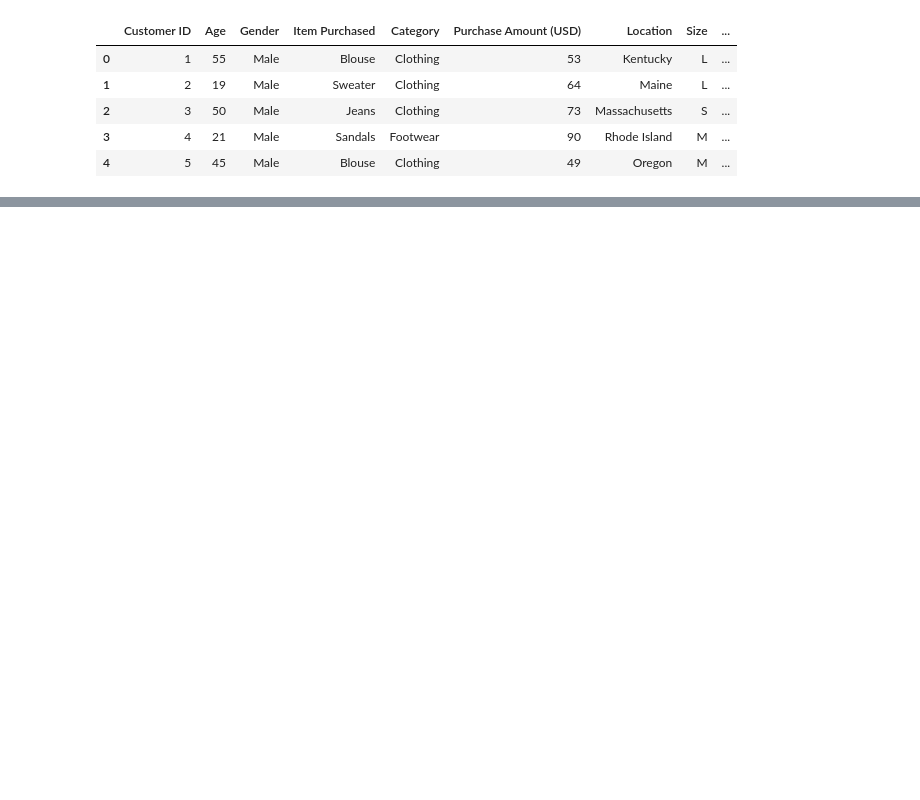
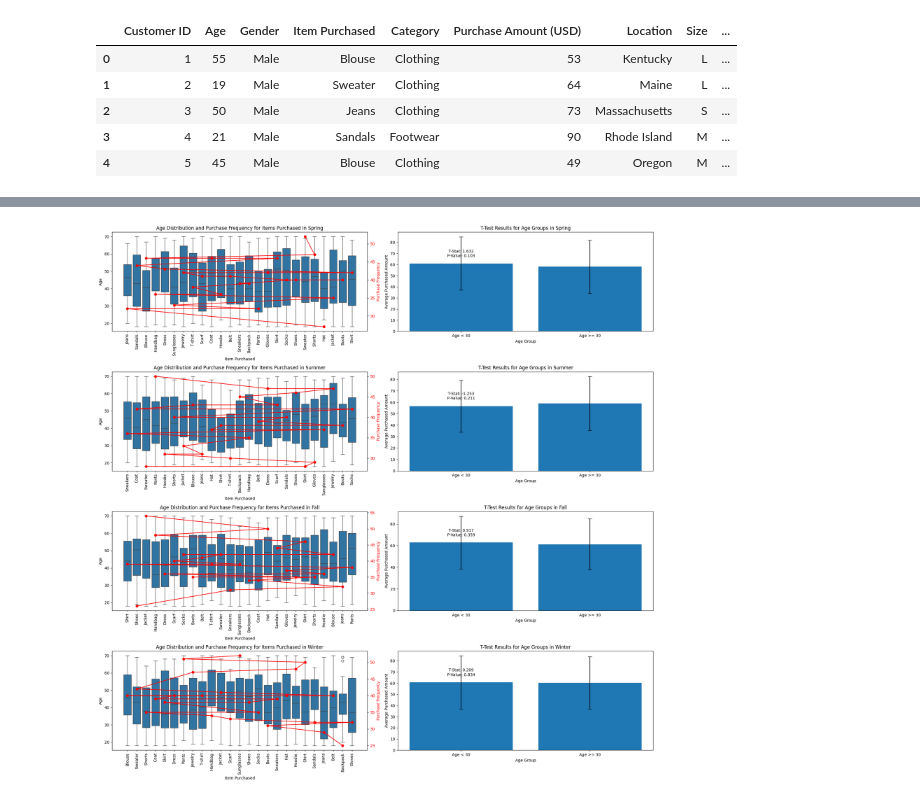
Before and after one commit to Gabeleo24/Customer-shopping-trends, a Jupyter notebook: CTPA.ipynb, the cells around one changed output, grey strips where cells are left out. Saved outputs shown, nothing was run; the diff lists cells and outputs as text; code cells hidden in the pictures; blank space fills up the shorter version.

```diff
--- a/CTPA.ipynb
+++ b/CTPA.ipynb
@@ -56,0 +452,80 @@ df.head()
+# %%
+# Python
+import matplotlib.pyplot as plt
+import seaborn as sns
+import numpy as np
+from scipy import stats
+
+# Define the seasons
+Season = ["Spring", "Summer", "Fall", "Winter"]
+
+# Create a figure with subplots for each season
+fig, axes = plt.subplots(nrows=len(Season), ncols=2, figsize=(20, 5 * len(Season)))
+
+# Check if we have a single season (and thus axes is not an array)
+if len(Season) == 1:
+    axes = [axes]
+
+# Loop through each season and create the plots
+for i, season in enumerate(Season):
+    # Filter the dataset for the given season
+    season_df = df[df["Season"] == season]
+
+    # Create the boxplot for age distribution by item purchased
+    sns.boxplot(data=season_df, x="Item Purchased", y="Age", ax=axes[i, 0])
+
+    # Calculate the purchase frequency by item purchased and sort it
+    purchase_frequency = (
+        season_df["Item Purchased"].value_counts().sort_values(ascending=False)
+    )
+
+    # Create a twin axis for the line plot for purchase frequency
+    ax2 = axes[i, 0].twinx()
+    ax2.plot(
+        purchase_frequency.index,
+        purchase_frequency.values,
+        label=f"Purchase Frequency in {season}",
+        color="red",
+        marker="o",
+    )
+
+    # Set titles and labels
+    axes[i, 0].set_title(
+        f"Age Distribution and Purchase Frequency for Items Purchased in {season}"
+    )
+    axes[i, 0].set_xticklabels(axes[i, 0].get_xticklabels(), rotation=90)
+    axes[i, 0].set_xlabel("Item Purchased")
+    axes[i, 0].set_ylabel("Age")
+    ax2.set_ylabel("Purchase Frequency", color="red")
+
+    # Set the y-axis label color to match the line plots
+    for label in ax2.get_yticklabels():
+        label.set_color("red")
+
+    # Perform statistical analysis - t-test
+    age_group_1 = season_df[season_df["Age"] < 30]["Purchase Amount (USD)"]
+    age_group_2 = season_df[season_df["Age"] >= 30]["Purchase Amount (USD)"]
+    t_stat, p_value = np.round(stats.ttest_ind(age_group_1, age_group_2), 3)
+
+    # Create a bar plot to visualize the t-test results
+    axes[i, 1].bar(
+        ["Age < 30", "Age >= 30"],
+        [np.mean(age_group_1), np.mean(age_group_2)],
+        yerr=[np.std(age_group_1), np.std(age_group_2)],
+        capsize=5,
+    )
+    axes[i, 1].set_title(f"T-Test Results for Age Groups in {season}")
+    axes[i, 1].set_xlabel("Age Group")
+    axes[i, 1].set_ylabel("Average Purchased Amount")
+    axes[i, 1].text(
+        0,
+        np.mean(age_group_1) + 5,
+        f"T-Stat: {t_stat}\nP-Value: {p_value}",
+        ha="center",
+        va="bottom",
+    )
+
+# Adjust the layout
+plt.tight_layout()
+plt.show()
+# %% [output]
@@ -56,0 +542 @@ df.head()
+[figure, added]
```
Also changed, not shown: parts of 15 cells of this notebook.
